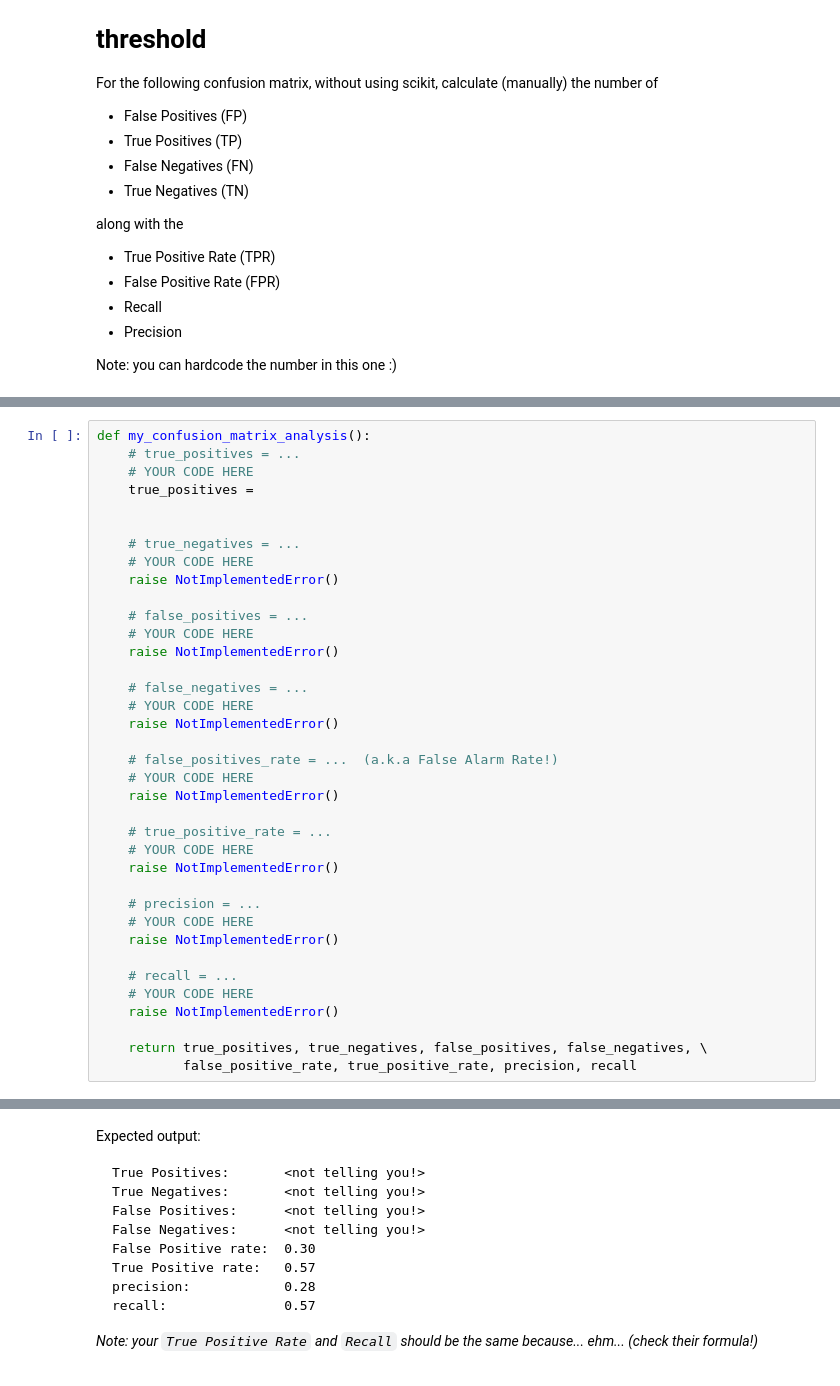
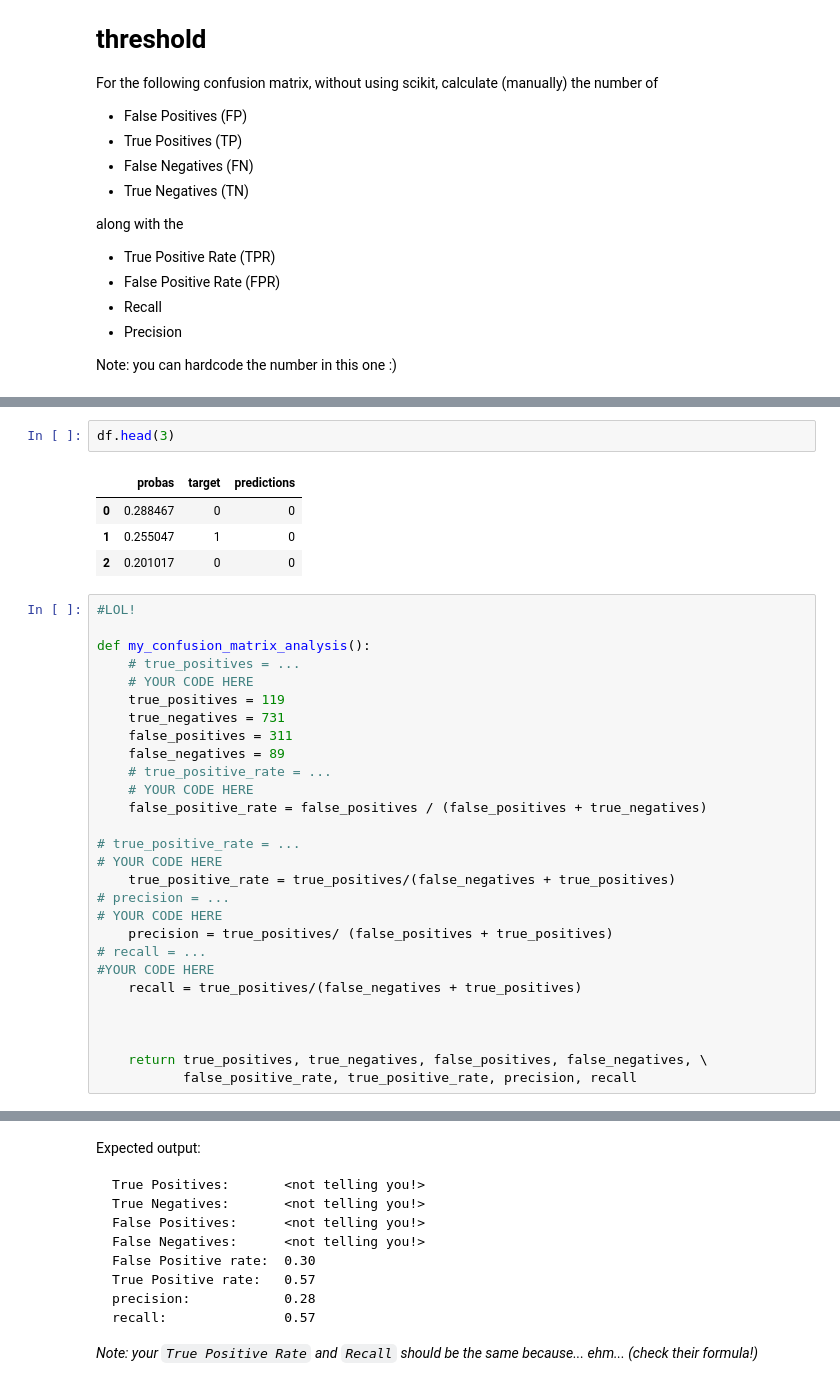
Before and after one commit to valentyna-koshelnyk/Data-Science-Academy, a Jupyter notebook: S01 - Bootcamp and Binary Classification/SLU11 - Metrics for Classification/Exercise notebook.ipynb, the cells around one changed output, grey strips where cells are left out. Drawn from its saved outputs; the diff is of its cells as text.

```diff
--- a/S01 - Bootcamp and Binary Classification/SLU11 - Metrics for Classification/Exercise notebook.ipynb
+++ b/S01 - Bootcamp and Binary Classification/SLU11 - Metrics for Classification/Exercise notebook.ipynb
@@ -106,37 +119,35 @@ show_confusion_matrix()
+# %%
+df.head(3)
+# %% [output]
+|  | probas | target | predictions |
+| 0 | 0.288467 | 0 | 0 |
+| 1 | 0.255047 | 1 | 0 |
+| 2 | 0.201017 | 0 | 0 |
 # %%
+#LOL!
+
 def my_confusion_matrix_analysis():
     # true_positives = ...
     # YOUR CODE HERE
-    true_positives =
+    true_positives = 119
+    true_negatives = 731
+    false_positives = 311
+    false_negatives = 89
+    # true_positive_rate = ...
+    # YOUR CODE HERE
+    false_positive_rate = false_positives / (false_positives + true_negatives)
+
+# true_positive_rate = ...
+# YOUR CODE HERE
+    true_positive_rate = true_positives/(false_negatives + true_positives)
+# precision = ...
+# YOUR CODE HERE
+    precision = true_positives/ (false_positives + true_positives)
+# recall = ...
+#YOUR CODE HERE
+    recall = true_positives/(false_negatives + true_positives)
 
 
-    # true_negatives = ...
-    # YOUR CODE HERE
-    raise NotImplementedError()
-
-    # false_positives = ...
-    # YOUR CODE HERE
-    raise NotImplementedError()
-
-    # false_negatives = ...
-    # YOUR CODE HERE
-    raise NotImplementedError()
-
-    # false_positives_rate = ...  (a.k.a False Alarm Rate!)
-    # YOUR CODE HERE
-    raise NotImplementedError()
-
-    # true_positive_rate = ...
-    # YOUR CODE HERE
-    raise NotImplementedError()
-
-    # precision = ...
-    # YOUR CODE HERE
-    raise NotImplementedError()
-
-    # recall = ...
-    # YOUR CODE HERE
-    raise NotImplementedError()
 
     return true_positives, true_negatives, false_positives, false_negatives, \
            false_positive_rate, true_positive_rate, precision, recall
```
Also changed, not shown: parts of 13 cells of this notebook, 5 other files.
